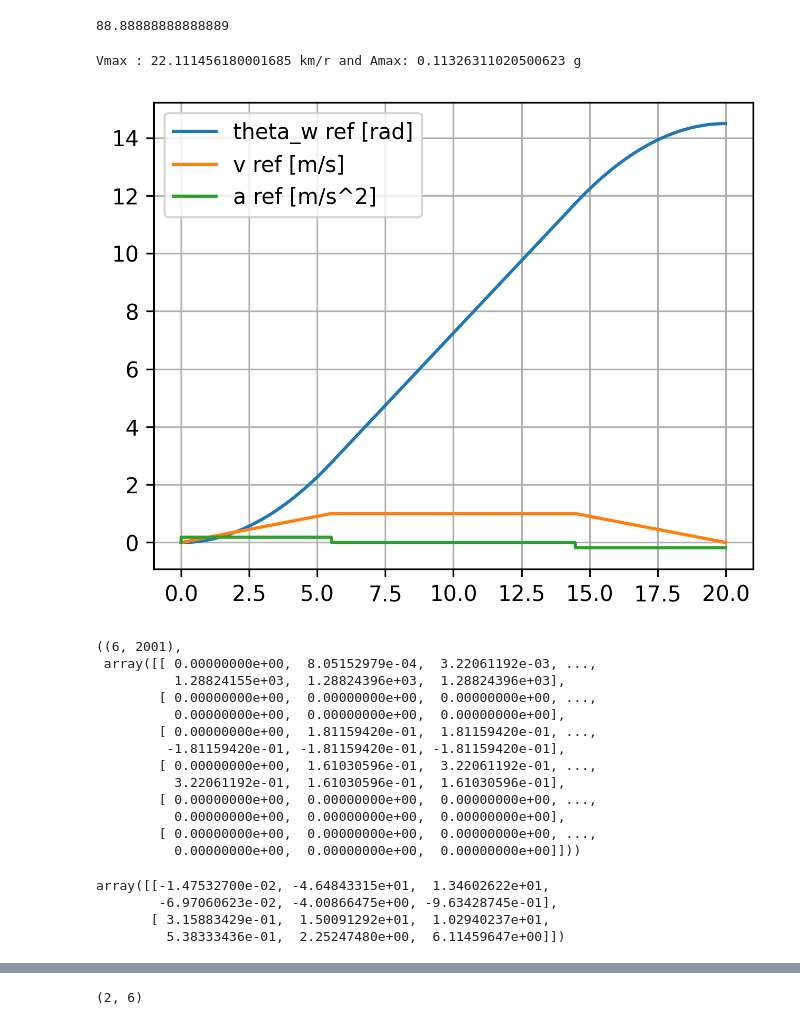
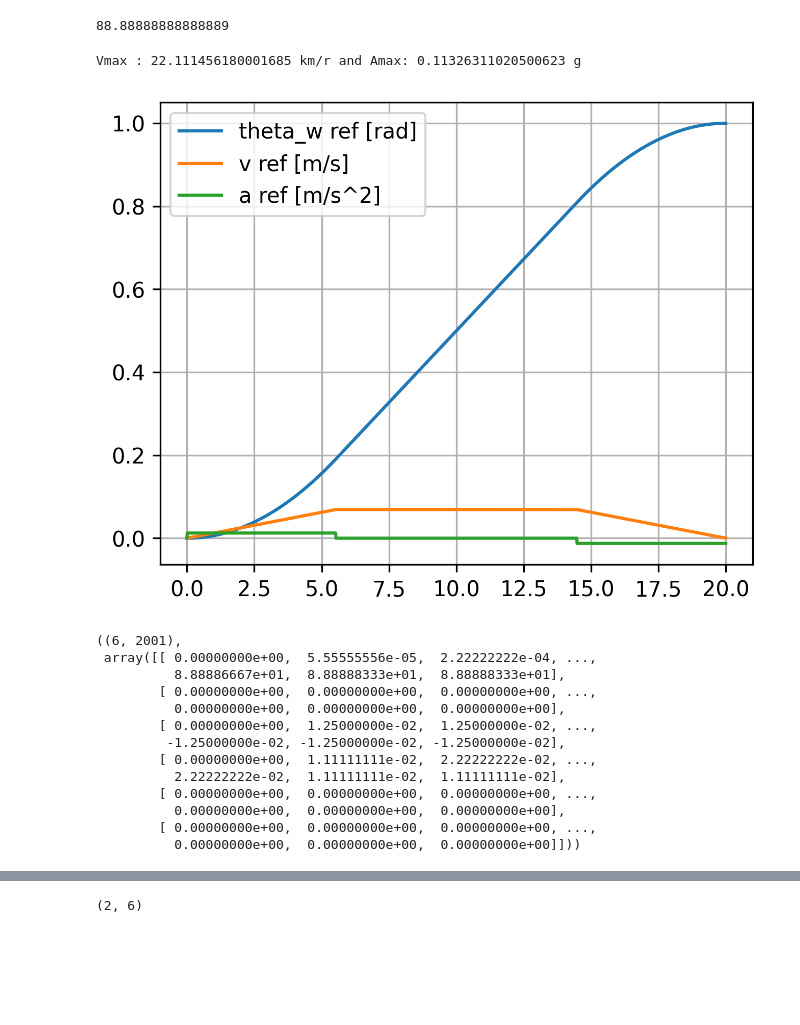
Before and after one commit to ssc166/joint_control, a Jupyter notebook: src/control_1/Dynamics.ipynb, the cells around one changed output, grey strips where cells are left out. Saved outputs shown, nothing was run; the diff lists cells and outputs as text; code cells hidden in the pictures; blank space fills up the shorter version.

```diff
--- a/src/control_1/Dynamics.ipynb
+++ b/src/control_1/Dynamics.ipynb
@@ -262,28 +262,27 @@ target_pos
 # %%
 t_s, traj_s = Trapezoidal_Traj_Gen_Given_Amax_and_T(a,t_,0.01)
 
 
 phi_traj = traj_s/ 0.069
 
 pl.figure(1, figsize=(5,4), dpi=300)
-pl.plot(t_s, phi_traj)
+pl.plot(t_s, traj_s)
 pl.legend(['theta_w ref [rad]', 'v ref [m/s]', 'a ref [m/s^2]'], loc='best')
 pl.grid()
 
 print('Vmax :', max(traj_s[:,1])*target_pos*3.6, 'km/r and Amax:', max(traj_s[:,2])*target_pos/9.81, 'g')
 # %% [output]
 Vmax : 22.111456180001685 km/r and Amax: 0.11326311020500623 g
-[figure, old version]
+[figure, new version]
 # %%
 q = sp.Matrix([[theta_w], [theta_1], [theta_2]])
 
-theta_w_des = phi_traj[:,0]*target_pos
-theta_wdot_des = phi_traj[:,1]*target_pos
-theta_2_des = phi_traj[:,2] # using acceleration as xl_des
+theta_w_des = traj_s[:,0]*target_pos
+theta_wdot_des = traj_s[:,1]*target_pos
+theta_2_des = traj_s[:,2] # using acceleration as xl_des
 zeros = np.zeros(len(traj_s))
 Xdes = theta_w_des
 Xdes = np.vstack((Xdes, zeros))
-#Xdes = np.vstack((Xdes, zeros))
 Xdes = np.vstack((Xdes, theta_2_des))
 Xdes = np.vstack((Xdes, theta_wdot_des))
 Xdes = np.vstack((Xdes, zeros))
@@ -291,22 +290,15 @@ Xdes = np.vstack((Xdes, zeros))
 Xdes.shape, Xdes
 # %% [output]
 ((6, 2001),
- array([[ 0.00000000e+00,  8.05152979e-04,  3.22061192e-03, ...,
-          1.28824155e+03,  1.28824396e+03,  1.28824396e+03],
+ array([[ 0.00000000e+00,  5.55555556e-05,  2.22222222e-04, ...,
+          8.88886667e+01,  8.88888333e+01,  8.88888333e+01],
         [ 0.00000000e+00,  0.00000000e+00,  0.00000000e+00, ...,
           0.00000000e+00,  0.00000000e+00,  0.00000000e+00],
-        [ 0.00000000e+00,  1.81159420e-01,  1.81159420e-01, ...,
-         -1.81159420e-01, -1.81159420e-01, -1.81159420e-01],
-        [ 0.00000000e+00,  1.61030596e-01,  3.22061192e-01, ...,
-          3.22061192e-01,  1.61030596e-01,  1.61030596e-01],
+        [ 0.00000000e+00,  1.25000000e-02,  1.25000000e-02, ...,
+         -1.25000000e-02, -1.25000000e-02, -1.25000000e-02],
+        [ 0.00000000e+00,  1.11111111e-02,  2.22222222e-02, ...,
+          2.22222222e-02,  1.11111111e-02,  1.11111111e-02],
         [ 0.00000000e+00,  0.00000000e+00,  0.00000000e+00, ...,
           0.00000000e+00,  0.00000000e+00,  0.00000000e+00],
         [ 0.00000000e+00,  0.00000000e+00,  0.00000000e+00, ...,
           0.00000000e+00,  0.00000000e+00,  0.00000000e+00]]))
-# %%
-K
-# %% [output]
-array([[-1.47532700e-02, -4.64843315e+01,  1.34602622e+01,
-        -6.97060623e-02, -4.00866475e+00, -9.63428745e-01],
-       [ 3.15883429e-01,  1.50091292e+01,  1.02940237e+01,
-         5.38333436e-01,  2.25247480e+00,  6.11459647e+00]])
```
Also changed, not shown: parts of 7 cells of this notebook, 9 other files.
